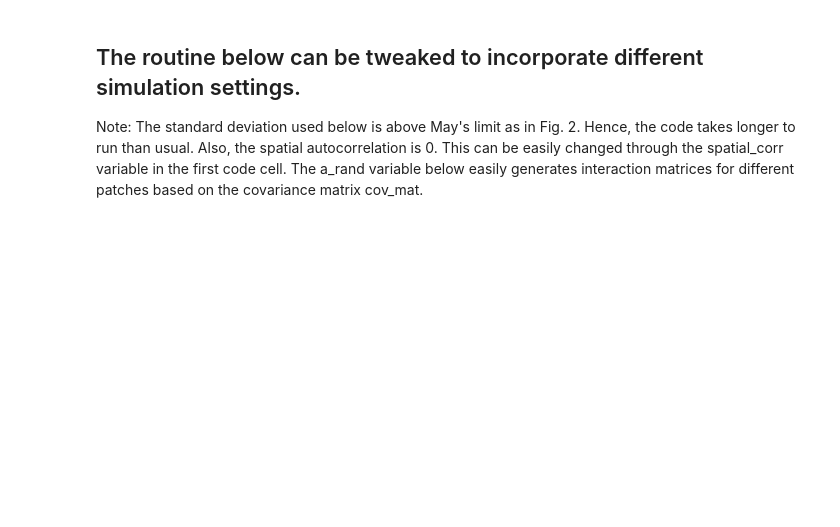
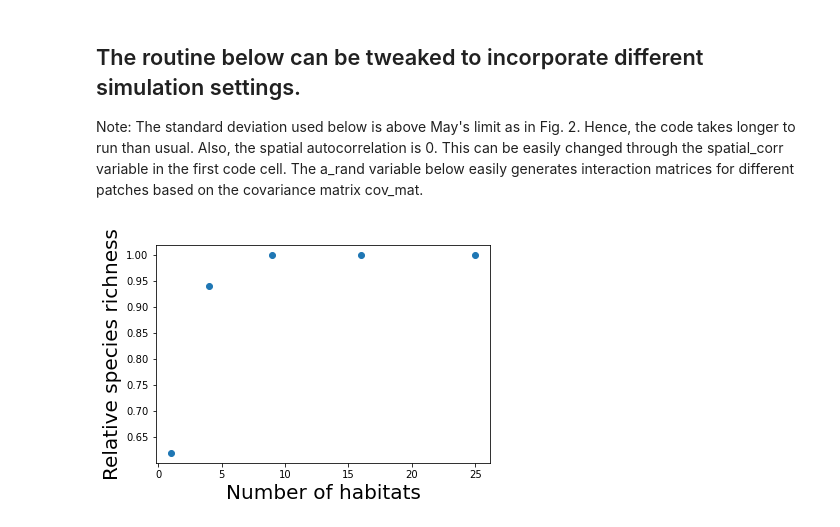
Before and after one commit to ankitvi/Hetero-coherence, a Jupyter notebook: GLV_coherence.ipynb, the cells around one changed output. Saved outputs shown, nothing was run; the diff lists cells and outputs as text; code cells hidden in the pictures; blank space fills up the shorter version.

Commit message:
The modified code can help work with more complex graph types. Also, added code for figures in the SI

```diff
--- a/GLV_coherence.ipynb
+++ b/GLV_coherence.ipynb
@@ -32,20 +32,10 @@ Note that low densities ($< 10^{-5}$) must be set to 0 before every step. This p
 # %%
 def f(t,y):
 
-    y = [y[i] if y[i] > 10**-5 else 0 for i in range(len(y))]  ### Low densities must be set to 0 before every step.
+    y = np.asarray( [y[i] if y[i] > 10**-5 else 0 for i in range(len(y))] )
 
-    y_diff = np.copy(y)
-
-    for i in range(N_sp):
-        sp_mat_temp = np.array( [ [ y[(j+k*int(np.sqrt(ii)))*N_sp + i] for j in range(int(np.sqrt(ii)))] for k in range(int(np.sqrt(ii))) ] )
-        lap = discrete_laplacian(sp_mat_temp)
-        for k in range(int(np.sqrt(ii))):
-            for j in range(int(np.sqrt(ii))):
-                y_diff[(j+k*int(np.sqrt(ii)))*N_sp + i] = lap[k,j]
-
-
-
-    return np.multiply(y,np.tile(r,ii)  + np.dot( B ,y ) - np.dot( np.tile( r/K, ii )*np.eye(N_sp*ii), y ) ) + D*y_diff
+    return np.multiply(y,np.tile(r,nx*ny)  + np.dot( B ,y )
+                       - np.dot( np.tile( r/K, nx*ny )*np.eye(N_sp*nx*ny), y ) ) + np.matmul(lap_mat, y.reshape((nx*ny,N_sp))).reshape(nx*ny*N_sp)
 # %% [markdown]
 ## The routine below can be tweaked to incorporate different simulation settings.
 Note: The standard deviation used below is above May's limit as in Fig. 2. Hence, the code takes longer to run than usual. Also, the spatial autocorrelation is 0. This can be easily changed through the spatial_corr variable in the first code cell. The a_rand variable below easily generates interaction matrices for different patches based on the covariance matrix  cov_mat.
@@ -87,0 +42,58 @@ plt.show()
+# %%
+for ii in habitats:
+
+    nx = int( np.sqrt(ii) )
+    ny = nx
+
+    ## create an undirected 2d grid graph. It is possible to use more complex graph types using the networkx library.
+    G = netx.grid_2d_graph(nx,ny, periodic = True)
+
+    copyg = G.copy()
+
+    for (a,b) in copyg.edges():
+        copyg[a][b]['weight']= D
+
+    #######  Convert networkx graph to graph laplacian ###
+
+    lap_mat = - netx.laplacian_matrix(copyg, nodelist=None, weight='weight').toarray()
+
+    #######################
+
+    K = np.random.normal(1, 0.0, N_sp)
+
+    r = np.random.normal(1, 0.0, N_sp)
+
+        ####### Multiple interaction matrices for different patches ########
+
+    patch_means = np.array([0 for i in range(ii)])
+
+    patch_std = (5/4)/np.sqrt(N_sp)
+
+    G_lowcon = netx.erdos_renyi_graph(N_sp, 1, seed=None, directed=False) ## Can fix sparsity of interactions here
+
+    A_sparse = netx.to_numpy_array(G_lowcon)
+
+    cov_mat = np.array([ [patch_std**2 if i==j else (patch_std**2)*spatial_corr for j in range(ii)] for i in range(ii) ])
+
+    rng = np.random.default_rng()
+
+    a_rand = np.array([ rng.multivariate_normal(patch_means, cov_mat) if A_sparse[i//N_sp,i%N_sp]!=0 else np.zeros(nx*ny) for i in range(N_sp*N_sp) ])
+
+    a_rand = np.reshape(a_rand.T,(N_sp,N_sp,nx*ny)).T
+
+
+    B = np.array([ [ 0.0 if j==k or (k//N_sp != j//N_sp) else a_rand[j//(N_sp), j%N_sp, k%N_sp] for k in range(N_sp*nx*ny) ] for j in range(N_sp*nx*ny) ])
+
+
+    sol = integrate.solve_ivp(f, [0,50], [ 1 for j in range(N_sp*nx*ny)] )
+
+    n_sp_full.append( len( [sol.y[j, len(sol.t) - 1] for j in range(N_sp) if sol.y[j, len(sol.t) - 1] > 10**-5] ) )  ### All patches have the same number of species in spatially coherent limit
+
+
+plt.scatter(habitats, np.asarray(n_sp_full)/N_sp)
+
+plt.xlabel('Number of habitats', fontsize=20)
+plt.ylabel('Relative species richness', fontsize=20)
+plt.show()
+# %% [output]
+[figure, added]
```
Also changed, not shown: parts of 22 cells of this notebook.
